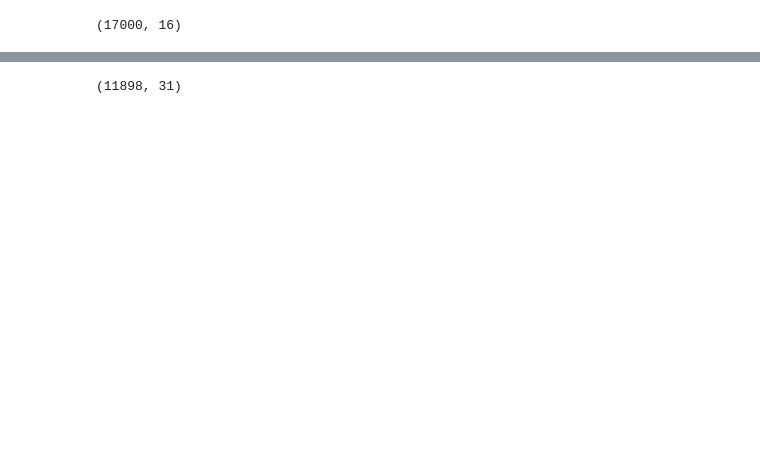
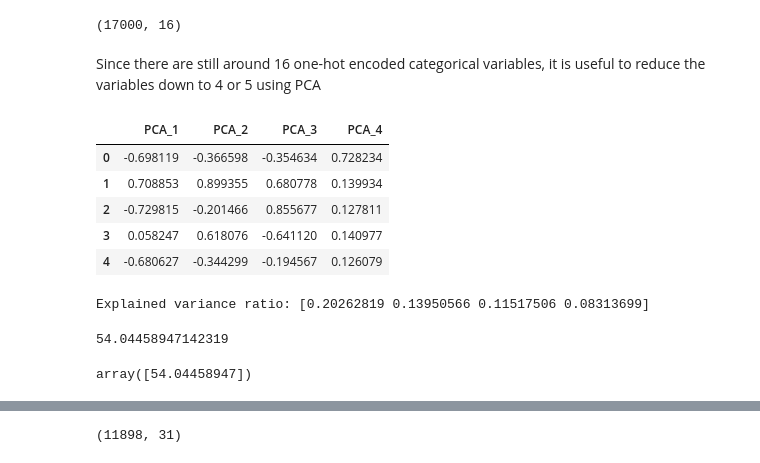
Before and after one commit to surajkarak/churn_prediction, a Jupyter notebook: churn_prediction.ipynb, the cells around one changed output, grey strips where cells are left out. Cells and saved outputs as stored; diff of their text form; code cells hidden in the pictures; blank space fills up the shorter version.

```diff
--- a/churn_prediction.ipynb
+++ b/churn_prediction.ipynb
@@ -397,7 +397,7 @@ from sklearn.metrics import classification_report, roc_auc_score
 # %%
 oversample = SMOTE()
 X, y = oversample.fit_resample(data[data.columns[1:]], data[data.columns[0]])
-usampled_df = X.assign(Churn = y)
+upsampled = X.assign(Churn = y)
 # %%
 X.head()
 # %% [output]
@@ -428,8 +428,8 @@ usampled_df.head()
 | 4 | 40 | 0 | 3 | 21 | 5 | 1 | ... |
 5 rows × 33 columns
 # %%
-ohe_data =usampled_df[usampled_df.columns[15:-1]].copy()
-ohe_data.head()
+ohe_columns =upsampled[upsampled.columns[15:-1]].copy()
+ohe_columns.head()
 # %% [output]
 |  | College | Doctorate | Graduate | High School | Post-Graduate | Uneducated | $120K + | $40K - $60K | ... |
 | 0 | 0 | 0 | 0 | 1 | 0 | 0 | 0 | 0 | ... |
@@ -469,0 +470,2 @@ data = data.drop('Avg_Open_To_Buy', axis=1)
+# %% [markdown]
+Since there are still around 16 one-hot encoded categorical variables, it is useful to reduce the variables down to 4 or 5 using PCA
@@ -469,0 +474,25 @@ data = data.drop('Avg_Open_To_Buy', axis=1)
+# %%
+pca = PCA(n_components=4)
+pca_components = pca.fit_transform(ohe_columns)
+# %%
+pca_df = pd.DataFrame(pca_components, columns=[f'PCA_{i+1}' for i in range(pca_components.shape[1])])
+pca_df.head()
+# %% [output]
+|  | PCA_1 | PCA_2 | PCA_3 | PCA_4 |
+| 0 | -0.698119 | -0.366598 | -0.354634 | 0.728234 |
+| 1 | 0.708853 | 0.899355 | 0.680778 | 0.139934 |
+| 2 | -0.729815 | -0.201466 | 0.855677 | 0.127811 |
+| 3 | 0.058247 | 0.618076 | -0.641120 | 0.140977 |
+| 4 | -0.680627 | -0.344299 | -0.194567 | 0.126079 |
+# %%
+print("Explained variance ratio:", pca.explained_variance_ratio_)
+# %% [output]
+Explained variance ratio: [0.20262819 0.13950566 0.11517506 0.08313699]
+# %%
+pca.explained_variance_ratio_.sum()*100
+# %% [output]
+54.04458947142319
+# %%
+np.cumsum(pca.explained_variance_ratio_.sum()*100)
+# %% [output]
+array([54.04458947])
```
Also changed, not shown: parts of 23 cells of this notebook.
